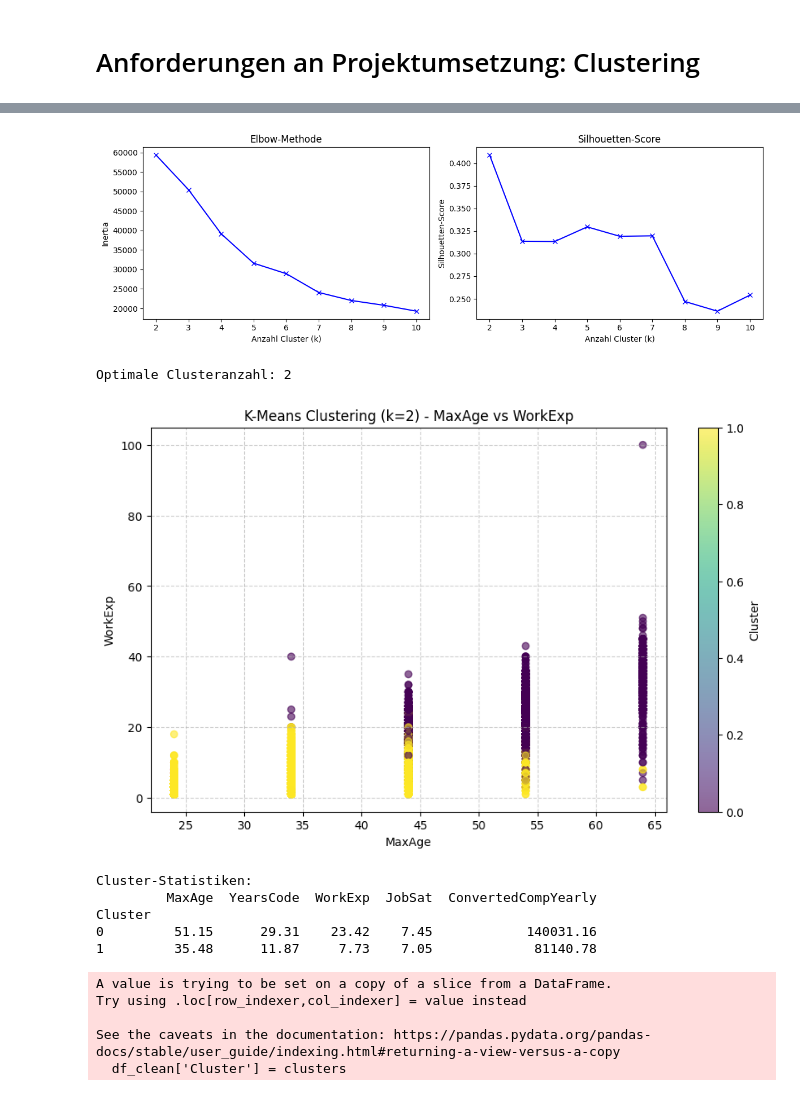
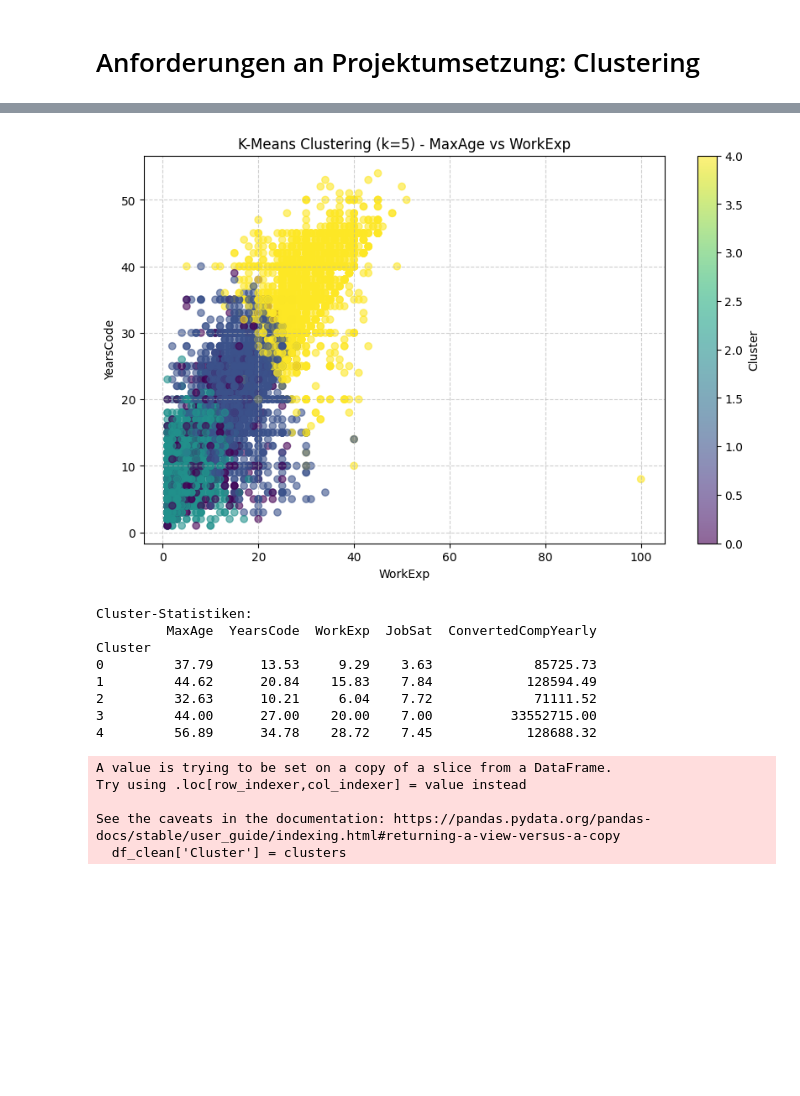
Before and after one commit to Moritz148/data-analytics-project, a Jupyter notebook: Mindestanforderungen5_Denny.ipynb, the cells around one changed output, grey strips where cells are left out. Saved outputs shown, nothing was run; the diff lists cells and outputs as text; code cells hidden in the pictures; blank space fills up the shorter version.

```diff
--- a/Mindestanforderungen5_Denny.ipynb
+++ b/Mindestanforderungen5_Denny.ipynb
@@ -8,87 +52,46 @@ import matplotlib.pyplot as plt
 # %%
 from sklearn.cluster import KMeans
 from sklearn.metrics import silhouette_score
 import matplotlib.pyplot as plt
 import pandas as pd
 from sklearn.preprocessing import StandardScaler
 
-# 1. Daten mit spezifischen Spalten laden
-columns_to_use = ['MaxAge', 'YearsCode', 'WorkExp', 'JobSat', 'ConvertedCompYearly']
-df = pd.read_csv("survey_results_shortened.csv", usecols=columns_to_use)
-
-# 2. Fehlende Werte behandeln
-df_clean = df.dropna()  # Oder geeignete Imputation
-
-# 3. Daten skalieren
-scaler = StandardScaler()
-X_scaled = scaler.fit_transform(df_clean)
-
-# 4. Beste Clusteranzahl finden
-K = range(2, 11)
-inertias = []
-silhouette_scores = []
-
-for k in K:
-    kmeans = KMeans(n_clusters=k, random_state=42)
-    cluster_labels = kmeans.fit_predict(X_scaled)
-    inertias.append(kmeans.inertia_)
-    silhouette_scores.append(silhouette_score(X_scaled, cluster_labels))
-
-# 5. Elbow- und Silhouetten-Plots
-plt.figure(figsize=(12, 4))
-
-plt.subplot(1, 2, 1)
-plt.plot(K, inertias, 'bx-')
-plt.title('Elbow-Methode')
-plt.xlabel('Anzahl Cluster (k)')
-plt.ylabel('Inertia')
-
-plt.subplot(1, 2, 2)
-plt.plot(K, silhouette_scores, 'bx-')
-plt.title('Silhouetten-Score')
-plt.xlabel('Anzahl Cluster (k)')
-plt.ylabel('Silhouetten-Score')
-
-plt.tight_layout()
-plt.show()
-
-# 6. Bestes k basierend auf Silhouetten-Score
-best_k = K[silhouette_scores.index(max(silhouette_scores))]
-print(f"Optimale Clusteranzahl: {best_k}")
+best_k = 5
 
 # 7. Finales Modell
 final_kmeans = KMeans(n_clusters=best_k, random_state=42)
 clusters = final_kmeans.fit_predict(X_scaled)
 
 # 8. Visualisierung mit MaxAge und WorkExp
 plt.figure(figsize=(10, 6))
-scatter = plt.scatter(df_clean['MaxAge'],
-                     df_clean['WorkExp'],
+scatter = plt.scatter(df_clean['WorkExp'],
+                     df_clean['YearsCode'],
                      c=clusters,
                      cmap='viridis',
                      alpha=0.6)
-plt.xlabel('MaxAge')
-plt.ylabel('WorkExp')
+plt.xlabel('WorkExp')
+plt.ylabel('YearsCode')
 plt.title(f'K-Means Clustering (k={best_k}) - MaxAge vs WorkExp')
 plt.colorbar(scatter, label='Cluster')
 plt.grid(True, linestyle='--', alpha=0.6)
 plt.show()
 
 # 9. Cluster-Statistiken
 df_clean['Cluster'] = clusters
 print("\nCluster-Statistiken:")
 print(df_clean.groupby('Cluster')[columns_to_use].mean().round(2))
 # %% [output]
-[figure, old version]
+[figure, new version]
-Optimale Clusteranzahl: 2
+Cluster-Statistiken:
+         MaxAge  YearsCode  WorkExp  JobSat  ConvertedCompYearly
+Cluster
+0         37.79      13.53     9.29    3.63             85725.73
+1         44.62      20.84    15.83    7.84            128594.49
+2         32.63      10.21     6.04    7.72             71111.52
+3         44.00      27.00    20.00    7.00          33552715.00
+4         56.89      34.78    28.72    7.45            128688.32
-[figure, removed]
-Cluster-Statistiken:
-         MaxAge  YearsCode  WorkExp  JobSat  ConvertedCompYearly
-Cluster
-0         51.15      29.31    23.42    7.45            140031.16
-1         35.48      11.87     7.73    7.05             81140.78
+A value is trying to be set on a copy of a slice from a DataFrame.
+Try using .loc[row_indexer,col_indexer] = value instead
+
+See the caveats in the documentation: https://pandas.pydata.org/pandas-docs/stable/user_guide/indexing.html#returning-a-view-versus-a-copy
+  df_clean['Cluster'] = clusters
-A value is trying to be set on a copy of a slice from a DataFrame.
-Try using .loc[row_indexer,col_indexer] = value instead
-
-See the caveats in the documentation: https://pandas.pydata.org/pandas-docs/stable/user_guide/indexing.html#returning-a-view-versus-a-copy
-  df_clean['Cluster'] = clusters
```
Also changed, not shown: parts of 4 cells of this notebook.
